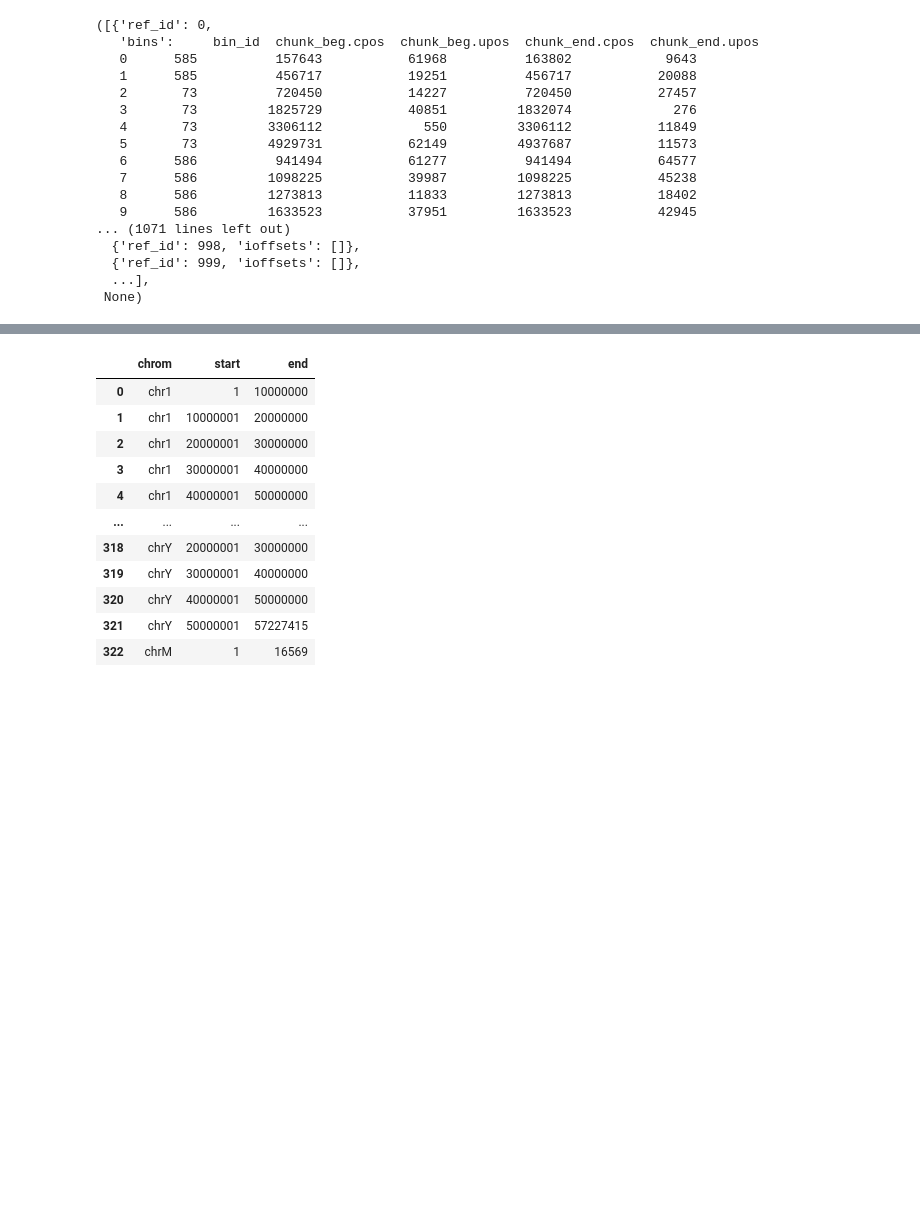
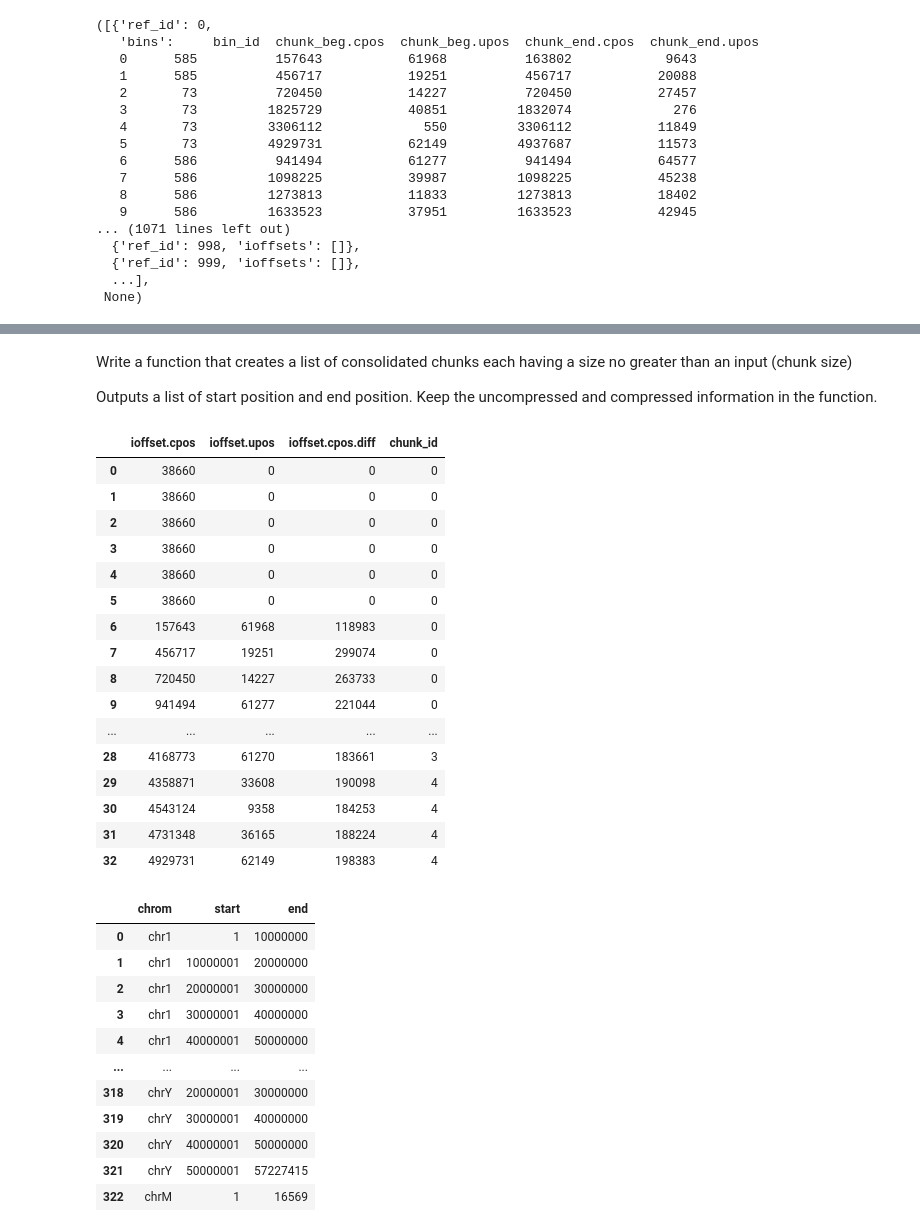
Before and after one commit to abdenlab/dask-ngs, a Jupyter notebook: src/dask_ngs/bench.ipynb, the cells around one changed output, grey strips where cells are left out. Cells and saved outputs as stored; diff of their text form; code cells hidden in the pictures; blank space fills up the shorter version.

```diff
--- a/src/dask_ngs/bench.ipynb
+++ b/src/dask_ngs/bench.ipynb
@@ -210,3 +211,41 @@ ref['ioffsets']
+# %% [markdown]
+Write a function that creates a list of consolidated chunks each having a size no greater than an input (chunk size)
+
+Outputs a list of start position and end position. Keep the uncompressed and compressed information in the function.
+# %%
+# TODO: Make this more Pythonic
+
+def get_chunk_info(offsets, chunksize: int):
+    index = 0
+    sum = 0
+    for i in range(0, len(offsets)):
+        sum += offsets.iloc[i,2] # 2 refers to the diff column
+        if sum > chunksize:
+            index += 1
+            sum = 0
+        offsets.at[i,'chunk_id'] = index
+    return offsets
+
+o = get_chunk_info(offsets, 1_000_000)
+o
+# %% [output]
+|  | ioffset.cpos | ioffset.upos | ioffset.cpos.diff | chunk_id |
+| 0 | 38660 | 0 | 0 | 0 |
+| 1 | 38660 | 0 | 0 | 0 |
+| 2 | 38660 | 0 | 0 | 0 |
+| 3 | 38660 | 0 | 0 | 0 |
+| 4 | 38660 | 0 | 0 | 0 |
+| 5 | 38660 | 0 | 0 | 0 |
+| 6 | 157643 | 61968 | 118983 | 0 |
+| 7 | 456717 | 19251 | 299074 | 0 |
+| 8 | 720450 | 14227 | 263733 | 0 |
+| 9 | 941494 | 61277 | 221044 | 0 |
+| ... | ... | ... | ... | ... |
+| 28 | 4168773 | 61270 | 183661 | 3 |
+| 29 | 4358871 | 33608 | 190098 | 4 |
+| 30 | 4543124 | 9358 | 184253 | 4 |
+| 31 | 4731348 | 36165 | 188224 | 4 |
+| 32 | 4929731 | 62149 | 198383 | 4 |
 # %%
 chromsizes = bioframe.fetch_chromsizes("hg38")
 chunksize = 10_000_000
```
Also changed, not shown: parts of 1 cell of this notebook.
